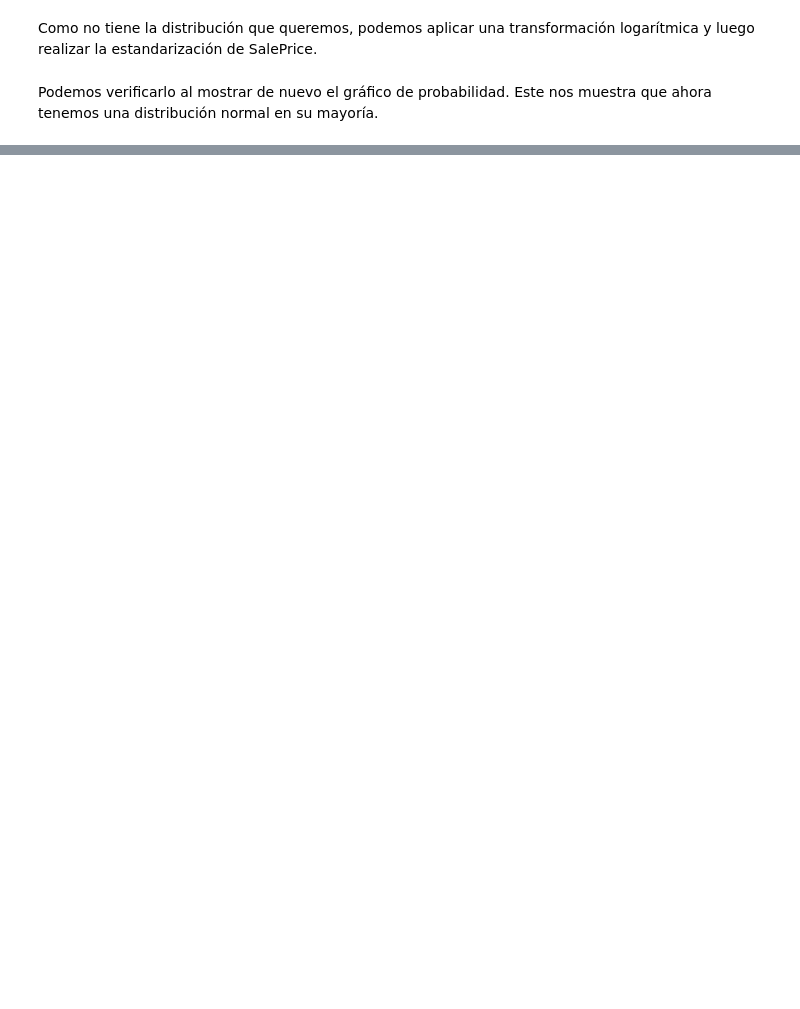
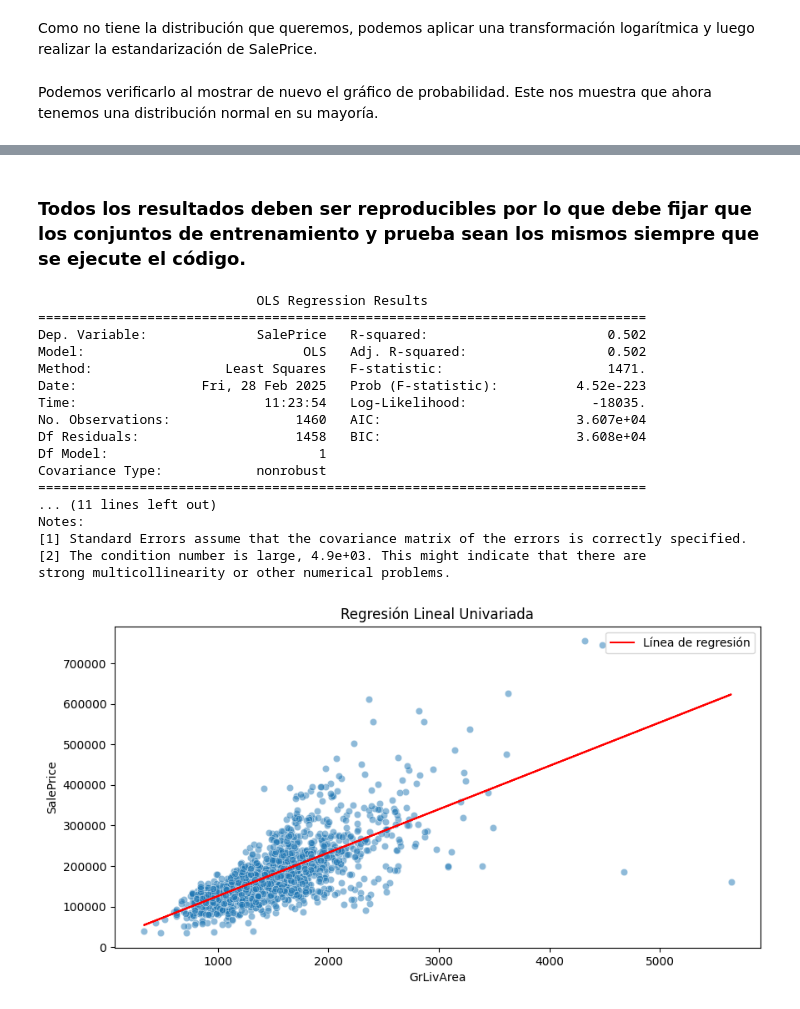
Before and after one commit to SRV-JSPA/Proyecto1_MD, a Jupyter notebook: proyecto1.ipynb, the cells around one changed output, grey strips where cells are left out. Cells and saved outputs as stored; diff of their text form; code cells hidden in the pictures; blank space fills up the shorter version.

Commit message:
Modelo univariado de regresion lineal

```diff
--- a/proyecto1.ipynb
+++ b/proyecto1.ipynb
@@ -258,0 +259,48 @@ plt.show()
+# %% [markdown]
+### Todos los resultados deben ser reproducibles por lo que debe fijar que los conjuntos de entrenamiento y prueba sean los mismos siempre que se ejecute el código.
+# %%
+
+import statsmodels.api as sm
+from sklearn.linear_model import LinearRegression
+
+variable_univariada = "GrLivArea"
+
+# Definir las variables
+X = df_train[[variable_univariada]]
+y = df_train["SalePrice"]
+
+
+X = sm.add_constant(X)
+
+modelo_univariado = sm.OLS(y, X).fit()
+
+
+print(modelo_univariado.summary())
+
+plt.figure(figsize=(10, 5))
+sns.scatterplot(x=df_train[variable_univariada], y=df_train["SalePrice"], alpha=0.5)
+plt.plot(df_train[variable_univariada], modelo_univariado.predict(X), color="red", label="Línea de regresión")
+plt.xlabel(variable_univariada)
+plt.ylabel("SalePrice")
+plt.title("Regresión Lineal Univariada")
+plt.legend()
+plt.show()
+# %% [output]
+                            OLS Regression Results
+==============================================================================
+Dep. Variable:              SalePrice   R-squared:                       0.502
+Model:                            OLS   Adj. R-squared:                  0.502
+Method:                 Least Squares   F-statistic:                     1471.
+Date:                Fri, 28 Feb 2025   Prob (F-statistic):          4.52e-223
+Time:                        11:23:54   Log-Likelihood:                -18035.
+No. Observations:                1460   AIC:                         3.607e+04
+Df Residuals:                    1458   BIC:                         3.608e+04
+Df Model:                           1
+Covariance Type:            nonrobust
+==============================================================================
+... (11 lines left out)
+Notes:
+[1] Standard Errors assume that the covariance matrix of the errors is correctly specified.
+[2] The condition number is large, 4.9e+03. This might indicate that there are
+strong multicollinearity or other numerical problems.
+[figure, added]
```
Also changed, not shown: parts of 9 cells of this notebook.
